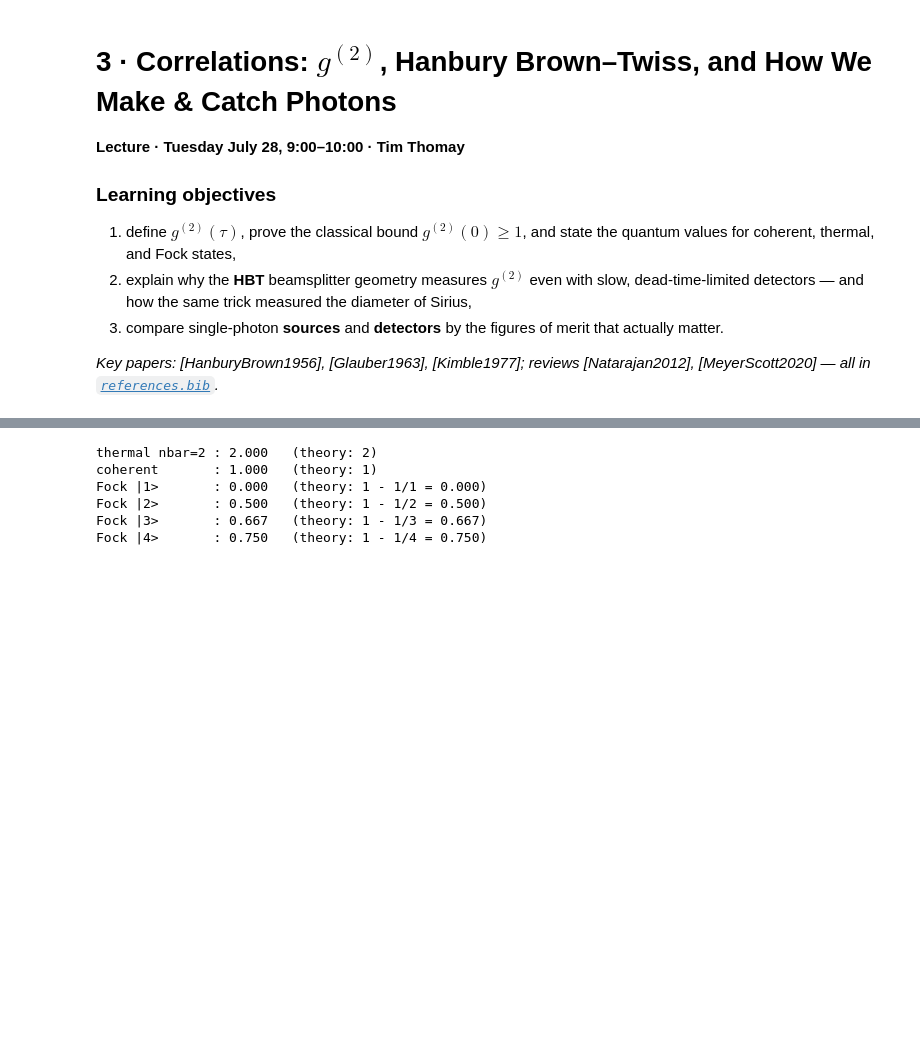
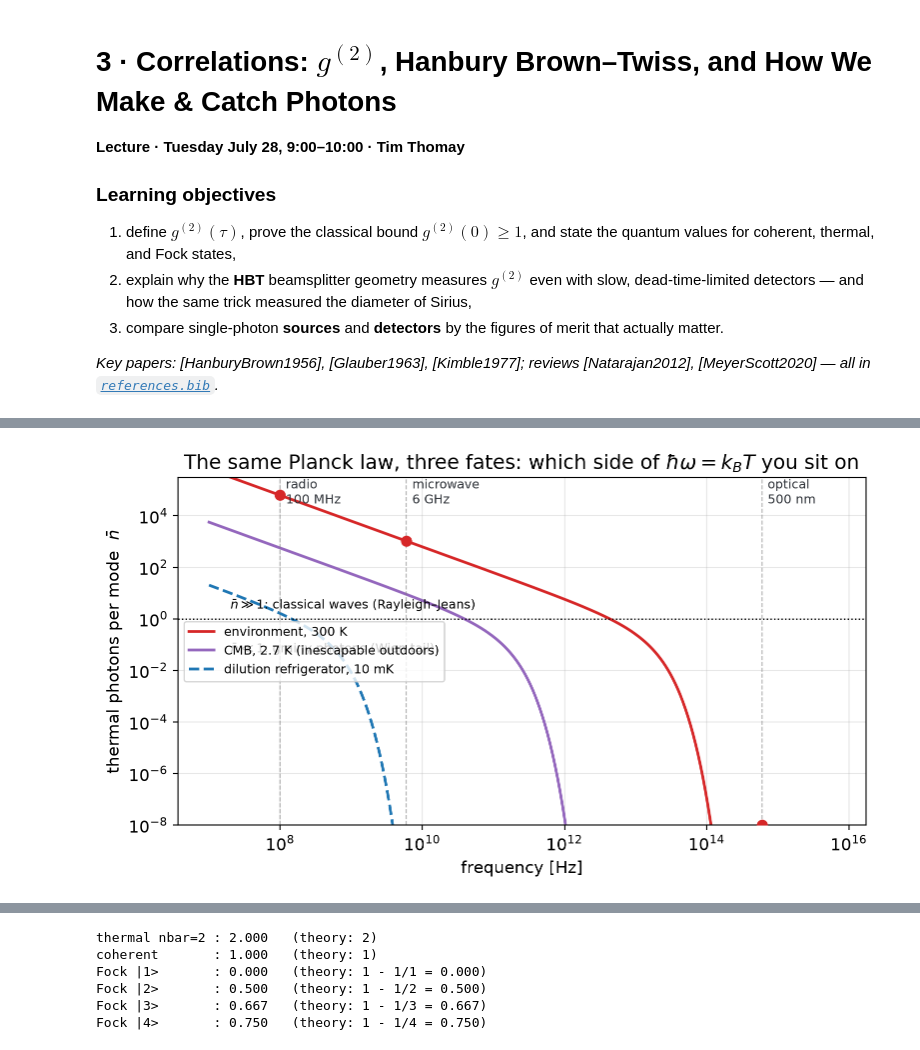
Before and after one commit to laserlab/CountingPhotons, a Jupyter notebook: lectures/03_Correlations_Generation_Detection.ipynb, the cells around one changed output, grey strips where cells are left out. Cells and saved outputs as stored; diff of their text form; code cells hidden in the pictures; blank space fills up the shorter version.

```diff
--- a/lectures/03_Correlations_Generation_Detection.ipynb
+++ b/lectures/03_Correlations_Generation_Detection.ipynb
@@ -96,0 +36,40 @@ A classical field can flicker (pushing $g^{(2)}$ up) but can never *anti*-flicke
+# %%
+# Which side of the Planck peak are you on? That decides everything.
+nu = np.logspace(7, 15.8, 500)              # 10 MHz ... optical [Hz]
+h_over_k = 4.8e-11                          # h/k_B [K/Hz]
+
+def nbar(nu, T):
+    """Thermal photons per mode at frequency nu and temperature T."""
+    x = h_over_k * nu / T
+    return 1.0 / np.expm1(np.clip(x, 1e-12, 700))
+
+fig, ax = plt.subplots(figsize=(8, 4.6))
+ax.loglog(nu, nbar(nu, 300.0), color="tab:red", lw=2,
+          label="environment, 300 K")
+ax.loglog(nu, nbar(nu, 2.7), color="tab:purple", lw=2,
+          label="CMB, 2.7 K (inescapable outdoors)")
+ax.loglog(nu, nbar(nu, 0.01), color="tab:blue", lw=2, ls="--",
+          label="dilution refrigerator, 10 mK")
+ax.axhline(1, color=INK if 'INK' in dir() else "k", lw=1, ls=":")
+ax.text(2e7, 2.5, r"$\bar n \gg 1$: classical waves (Rayleigh–Jeans)",
+        fontsize=9)
+ax.text(2e7, 0.05, r"$\bar n \ll 1$: grainy photons (Wien tail)",
+        fontsize=9)
+
+for nu0, label in [(1e8, "radio\n100 MHz"), (6e9, "microwave\n6 GHz"),
+                   (6e14, "optical\n500 nm")]:
+    ax.axvline(nu0, color="gray", lw=0.8, ls="--", alpha=0.6)
+    ax.text(nu0 * 1.2, 3e4, label, fontsize=9, color="#30343a")
+    n300 = nbar(np.array([nu0]), 300.0)[0]
+    ax.plot(nu0, max(n300, 1e-8), "o", color="tab:red", ms=7, zorder=5)
+
+ax.set_ylim(1e-8, 3e5)
+ax.set_xlabel("frequency [Hz]")
+ax.set_ylabel(r"thermal photons per mode  $\bar{n}$")
+ax.set_title("The same Planck law, three fates: which side of "
+             r"$\hbar\omega = k_BT$ you sit on")
+ax.legend(loc="center left", fontsize=9)
+plt.tight_layout()
+plt.show()
+# %% [output]
+[figure, added]
```
Also changed, not shown: parts of 8 cells of this notebook, 5 other files.
